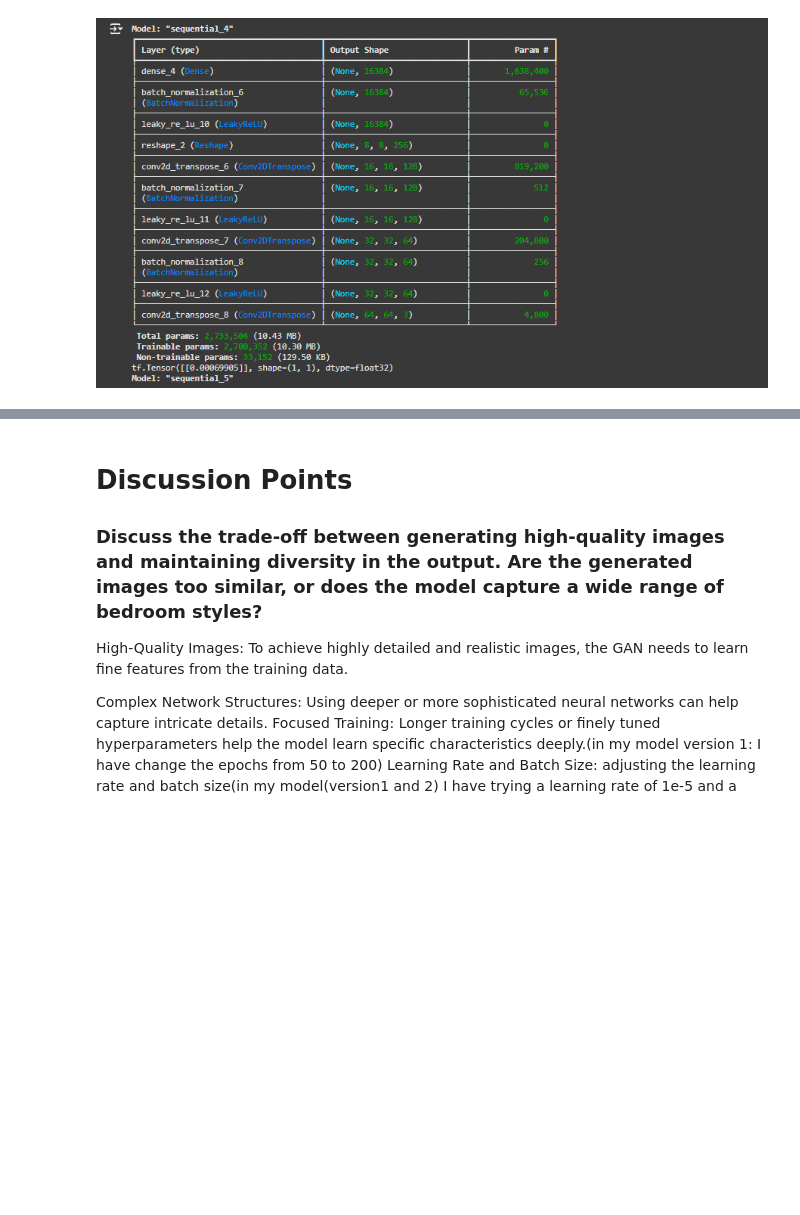
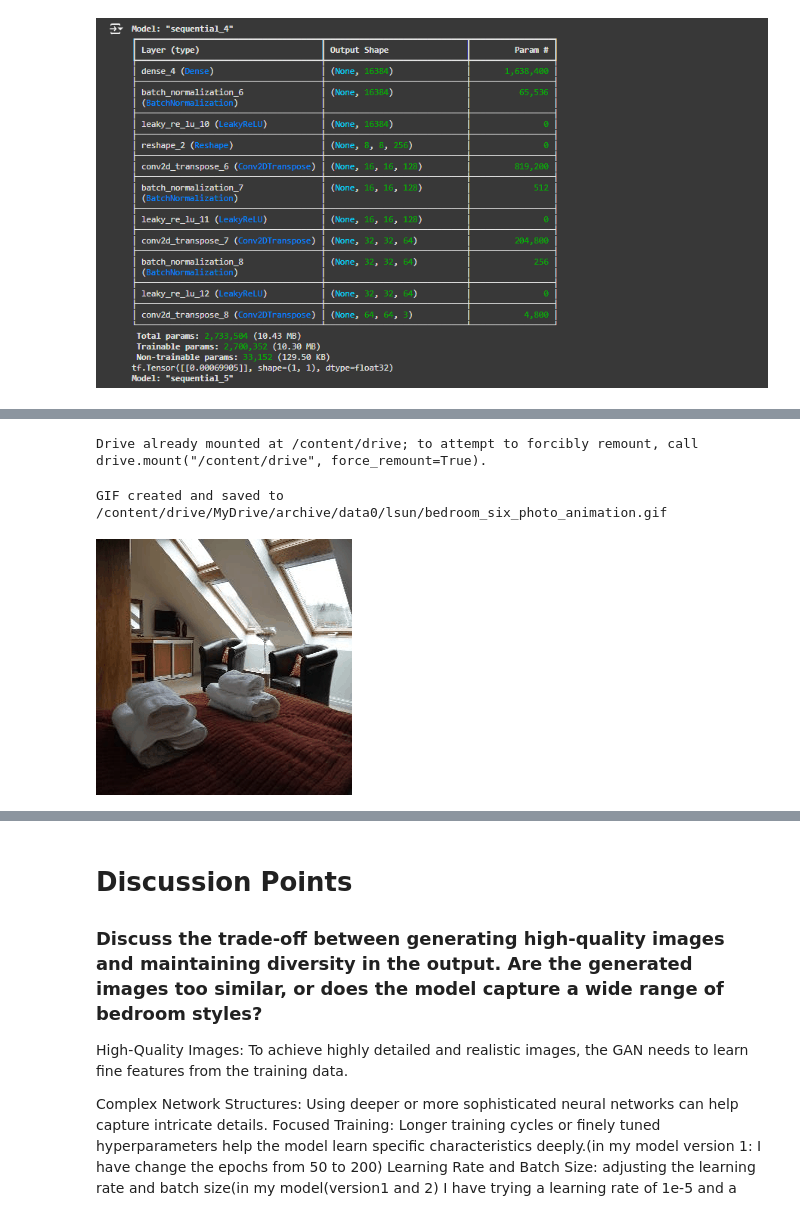
Before and after one commit to Deare-stack/GenAI, a Jupyter notebook: assignment4_v_2.ipynb, the cells around one changed output, grey strips where cells are left out. Cells and saved outputs as stored; diff of their text form; code cells hidden in the pictures; blank space fills up the shorter version.

```diff
--- a/assignment4_v_2.ipynb
+++ b/assignment4_v_2.ipynb
@@ -285,0 +276,58 @@ display(Image(filename=gif_path))
+# %%
+import os
+import imageio
+import matplotlib.pyplot as plt
+from IPython.display import Image, display
+from google.colab import drive
+import random
+import numpy as np
+from PIL import Image as PILImage # Import PIL for resizing
+
+# Mount Google Drive
+drive.mount('/content/drive')
+
+# Define the directory where the images are stored
+image_folder = '/content/drive/MyDrive/archive/data0/lsun/bedroom'
+output_path = '/content/drive/MyDrive/archive/data0/lsun/bedroom_six_photo_animation.gif'
+
+def create_gif_from_six(image_folder, output_path, duration=0.5, target_size=(256, 256)):  # Add target_size
+    images = []
+    file_paths = []
+
+    # Walk through the directory to collect image files
+    for root, dirs, files in os.walk(image_folder):
+        for file_name in files:
+            if file_name.lower().endswith(('.png', '.jpg', '.jpeg')):
+                file_paths.append(os.path.join(root, file_name))
+
+    # Check if there are enough images
+    if len(file_paths) < 6:
+        raise ValueError(f"Not enough images found in {image_folder}. At least 6 images are required.")
+
+    # Optionally randomize and pick 6 images
+    selected_images = random.sample(file_paths, 6)  # Randomly select 6 images
+
+    # Load and resize the selected images
+    for path in selected_images:
+        img = imageio.imread(path)
+        # Resize image to target_size using PIL
+        img_pil = PILImage.fromarray(img)
+        img_resized = img_pil.resize(target_size)
+        images.append(np.array(img_resized)) # Convert back to numpy array
+
+    # Create a GIF from the collected images
+    imageio.mimsave(output_path, images, duration=duration)
+    print(f"GIF created and saved to {output_path}")
+
+# Execute the function to create the GIF
+create_gif_from_six(image_folder, output_path, duration=0.5)
+
+# Display the GIF
+def display_gif(gif_path):
+    display(Image(filename=gif_path))
+
+display_gif(output_path)
+# %% [output]
+Drive already mounted at /content/drive; to attempt to forcibly remount, call drive.mount("/content/drive", force_remount=True).
+GIF created and saved to /content/drive/MyDrive/archive/data0/lsun/bedroom_six_photo_animation.gif
+[figure, added]
```
Also changed, not shown: parts of 3 cells of this notebook.
